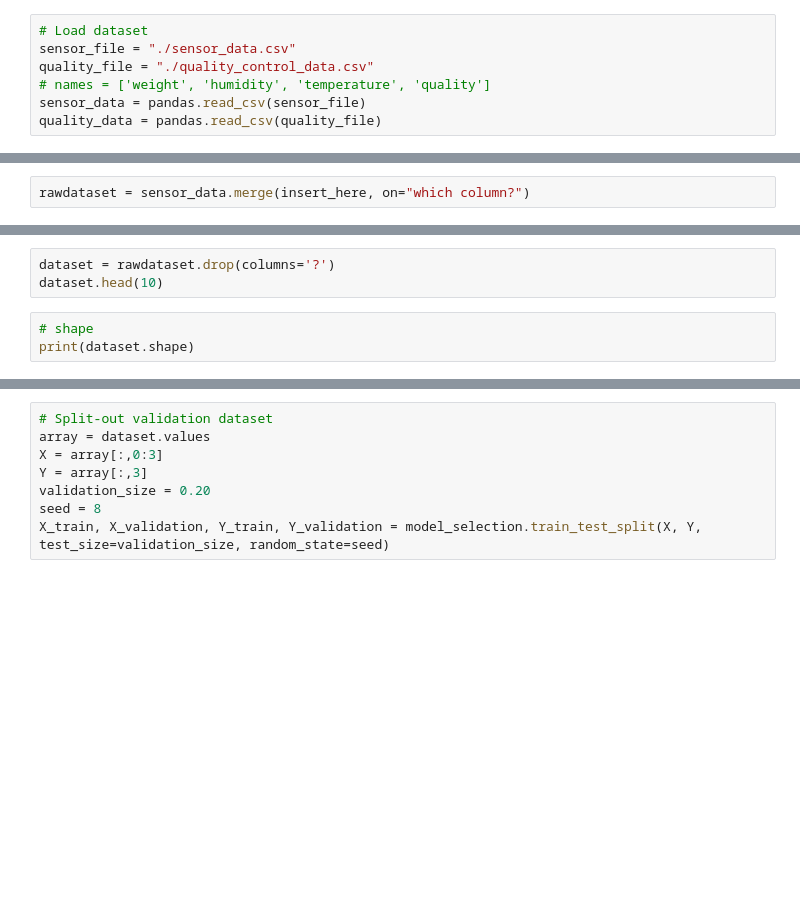
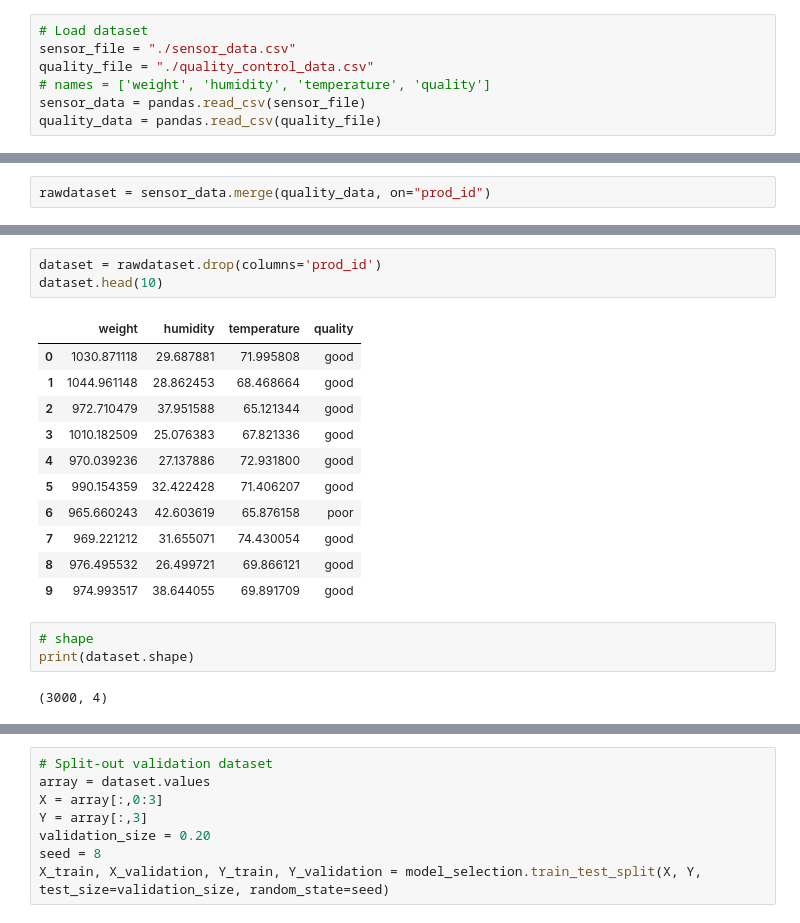
Before and after one commit to geekbleek/ml-iot-workshop, a Jupyter notebook: My Test Notebook.ipynb, the cells around one changed output, grey strips where cells are left out. Drawn from its saved outputs; the diff is of its cells as text; blank space fills up the shorter version.

Commit message:
added sensor data

```diff
--- a/My Test Notebook.ipynb
+++ b/My Test Notebook.ipynb
@@ -27,4 +51,4 @@ quality_data.head(10)
 # %%
-rawdataset = sensor_data.merge(insert_here, on="which column?")
+rawdataset = sensor_data.merge(quality_data, on="prod_id")
 # %%
 rawdataset.head(5)
@@ -31,9 +62,23 @@ rawdataset.head(5)
 # %%
-dataset = rawdataset.drop(columns='?')
+dataset = rawdataset.drop(columns='prod_id')
 dataset.head(10)
+# %% [output]
+|  | weight | humidity | temperature | quality |
+| 0 | 1030.871118 | 29.687881 | 71.995808 | good |
+| 1 | 1044.961148 | 28.862453 | 68.468664 | good |
+| 2 | 972.710479 | 37.951588 | 65.121344 | good |
+| 3 | 1010.182509 | 25.076383 | 67.821336 | good |
+| 4 | 970.039236 | 27.137886 | 72.931800 | good |
+| 5 | 990.154359 | 32.422428 | 71.406207 | good |
+| 6 | 965.660243 | 42.603619 | 65.876158 | poor |
+| 7 | 969.221212 | 31.655071 | 74.430054 | good |
+| 8 | 976.495532 | 26.499721 | 69.866121 | good |
+| 9 | 974.993517 | 38.644055 | 69.891709 | good |
 # %%
 # shape
 print(dataset.shape)
+# %% [output]
+(3000, 4)
 # %%
 # descriptions
 print(dataset.describe())
```
Also changed, not shown: parts of 12 cells of this notebook, 1 other file.
